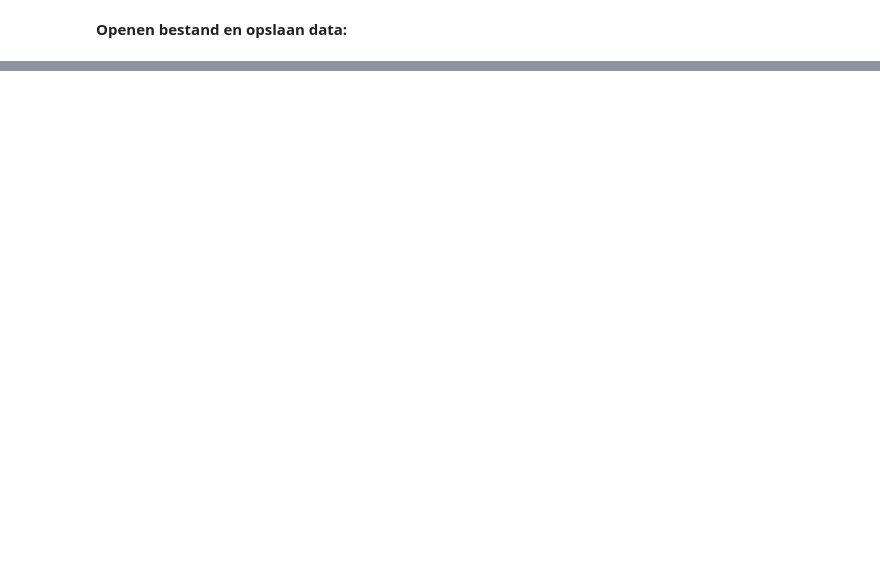
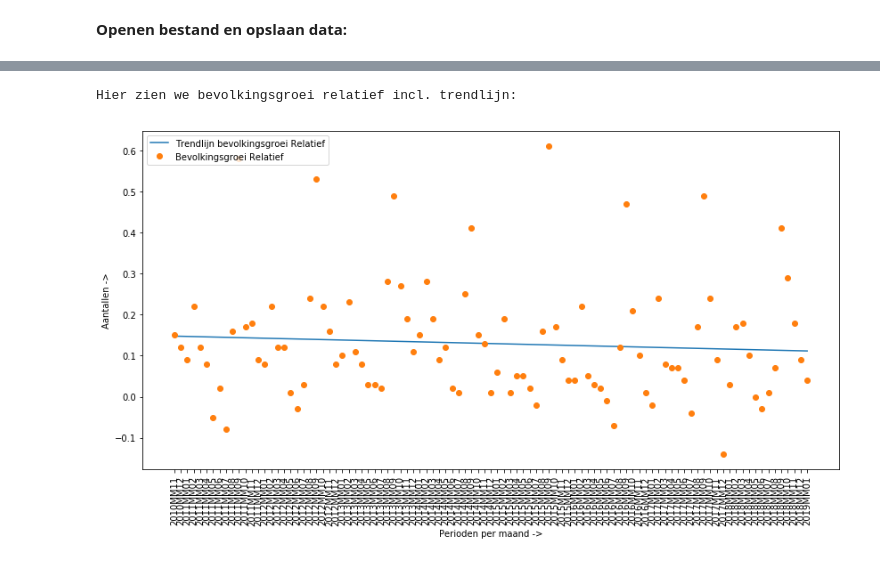
Before and after one commit to vlreinier/AC, a Jupyter notebook: Statistische analyse.ipynb, the cells around one changed output, grey strips where cells are left out. Cells and saved outputs as stored; diff of their text form; code cells hidden in the pictures; blank space fills up the shorter version.

```diff
--- a/Statistische analyse.ipynb
+++ b/Statistische analyse.ipynb
@@ -149,0 +261,12 @@ Standaard deviatie:  484.2833174880405
+# %%
+plt.xlabel('Perioden per maand ->')
+plt.ylabel('Aantallen ->')
+plt.xticks(rotation=90)
+plt.plot(xr, trendline(x, bevolkingsgroeirelatief), label='Trendlijn bevolkingsgroei Relatief')
+plt.plot(xr, bevolkingsgroeirelatief,'o', label='Bevolkingsgroei Relatief')
+plt.legend(loc='upper left')
+print("\nHier zien we bevolkingsgroei relatief incl. trendlijn:")
+plt.show()
+# %% [output]
+Hier zien we bevolkingsgroei relatief incl. trendlijn:
+[figure, added]
```
Also changed, not shown: parts of 29 cells of this notebook.
